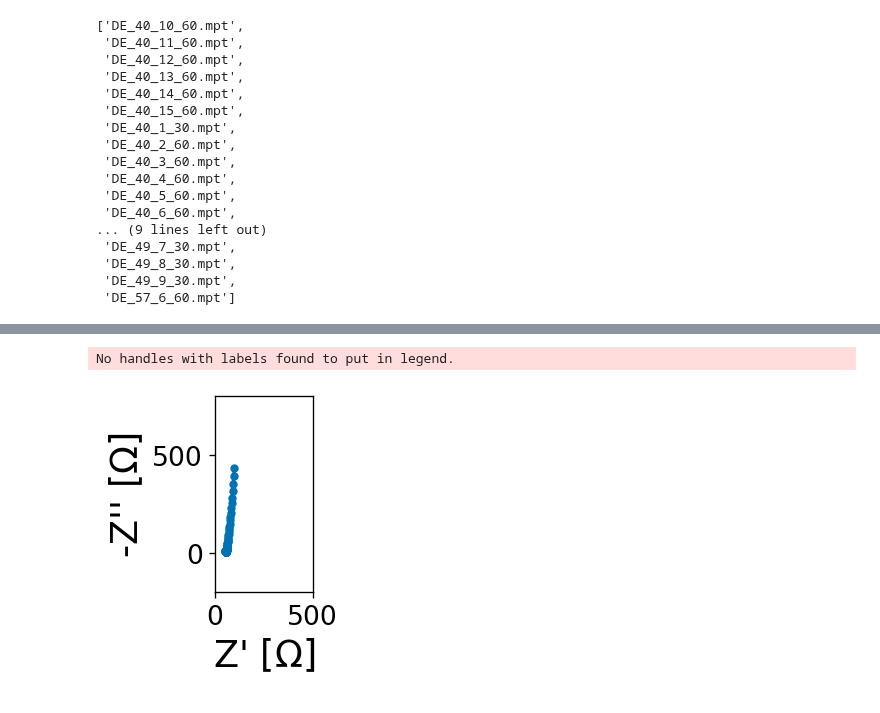
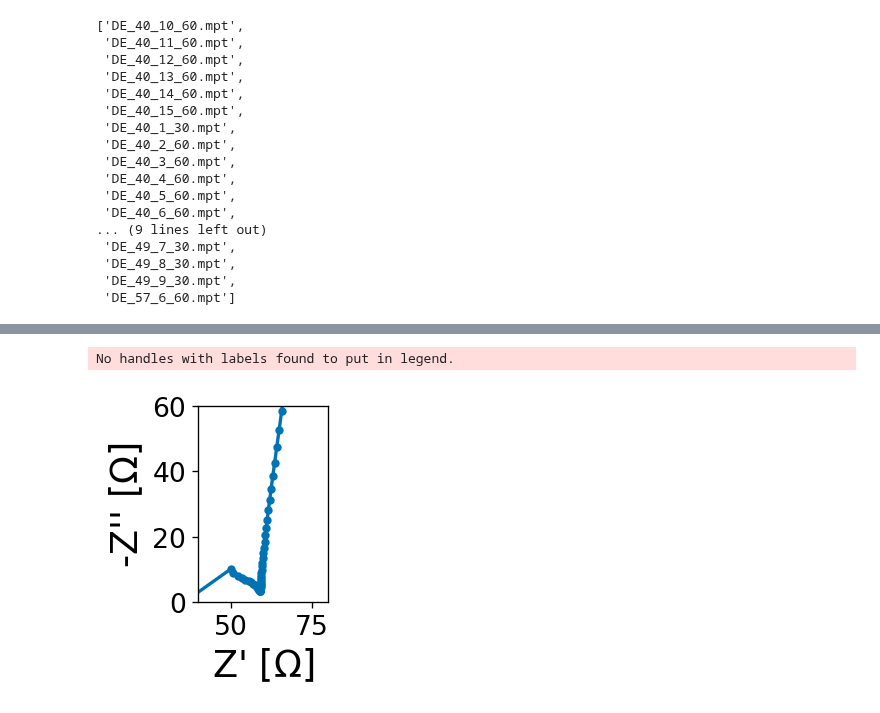
Before and after one commit to WildcatDiscovery/Kyler_Speed_Circuit, a Jupyter notebook: python_notebooks/binning.ipynb, the cells around one changed output, grey strips where cells are left out. Drawn from its saved outputs; the diff is of its cells as text; code cells hidden in the pictures.

```diff
--- a/python_notebooks/binning.ipynb
+++ b/python_notebooks/binning.ipynb
@@ -44,5 +68,5 @@ masked_mpt = mpt_data(path, ['DE_40_7_60.mpt'], mask =mask_list[1])
-# %%
-masked_mpt.mpt_plot(x_window = [0, 500], y_window = [-200,800])
-# %% [output]
-No handles with labels found to put in legend.
-[figure, removed]
+# %%
+ex_mpt.mpt_plot(x_window = [40, 200], y_window = [0,60])
+# %% [output]
+No handles with labels found to put in legend.
+[figure, added]
```
Also changed, not shown: parts of 5 cells of this notebook, 4 other files.
